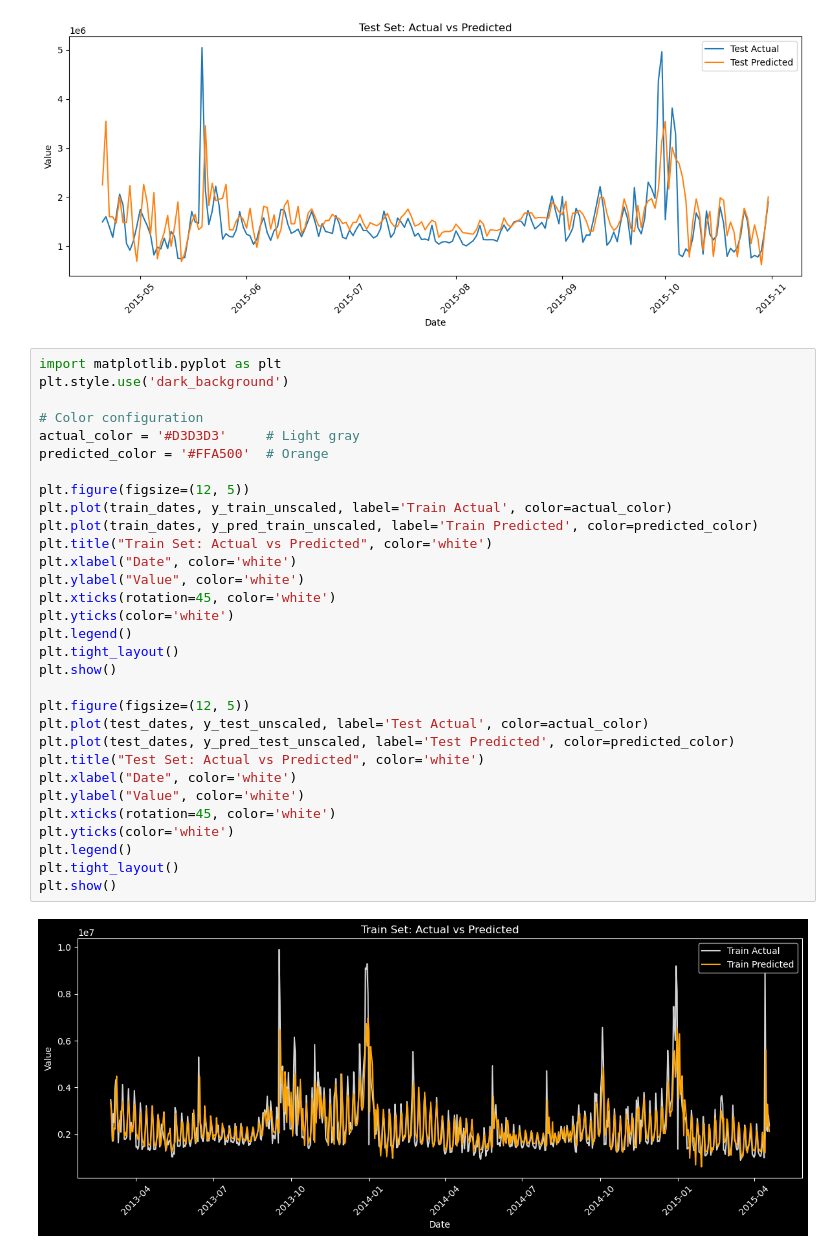
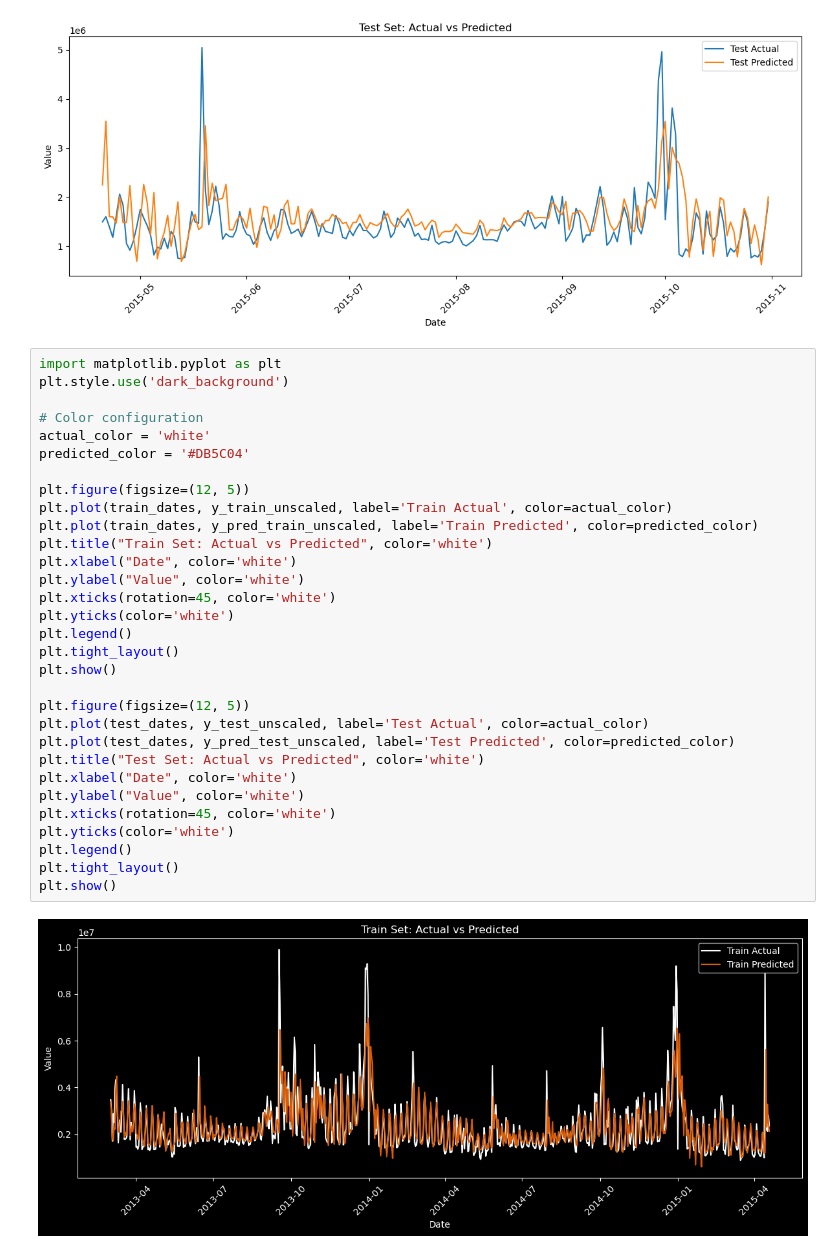
Before and after one commit to zacharyvachal/COS-448, a Jupyter notebook: dynamic.ipynb, the cells around one changed output. Cells and saved outputs as stored; diff of their text form.

```diff
--- a/dynamic.ipynb
+++ b/dynamic.ipynb
@@ -453,33 +453,33 @@ Test MSE: 306151774054.36
 # %%
 import matplotlib.pyplot as plt
 plt.style.use('dark_background')
 
 # Color configuration
-actual_color = '#D3D3D3'     # Light gray
-predicted_color = '#FFA500'  # Orange
+actual_color = 'white'
+predicted_color = '#DB5C04'
 
 plt.figure(figsize=(12, 5))
 plt.plot(train_dates, y_train_unscaled, label='Train Actual', color=actual_color)
 plt.plot(train_dates, y_pred_train_unscaled, label='Train Predicted', color=predicted_color)
 plt.title("Train Set: Actual vs Predicted", color='white')
 plt.xlabel("Date", color='white')
 plt.ylabel("Value", color='white')
 plt.xticks(rotation=45, color='white')
 plt.yticks(color='white')
 plt.legend()
 plt.tight_layout()
 plt.show()
 
 plt.figure(figsize=(12, 5))
 plt.plot(test_dates, y_test_unscaled, label='Test Actual', color=actual_color)
 plt.plot(test_dates, y_pred_test_unscaled, label='Test Predicted', color=predicted_color)
 plt.title("Test Set: Actual vs Predicted", color='white')
 plt.xlabel("Date", color='white')
 plt.ylabel("Value", color='white')
 plt.xticks(rotation=45, color='white')
 plt.yticks(color='white')
 plt.legend()
 plt.tight_layout()
 plt.show()
 # %% [output]
-[figure, old version]
+[figure, new version]
```
Also changed, not shown: parts of 3 cells of this notebook, 3 other files.
